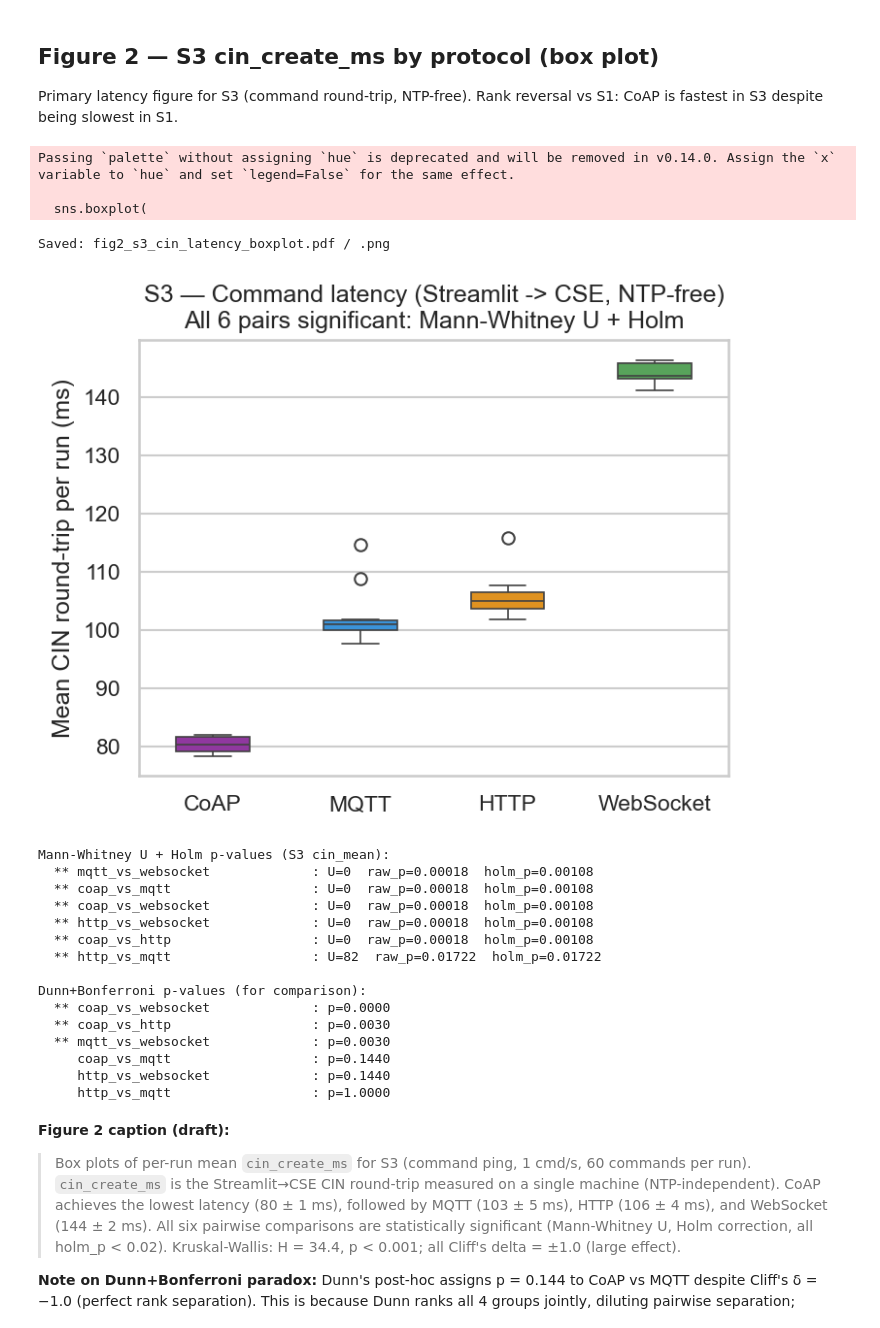
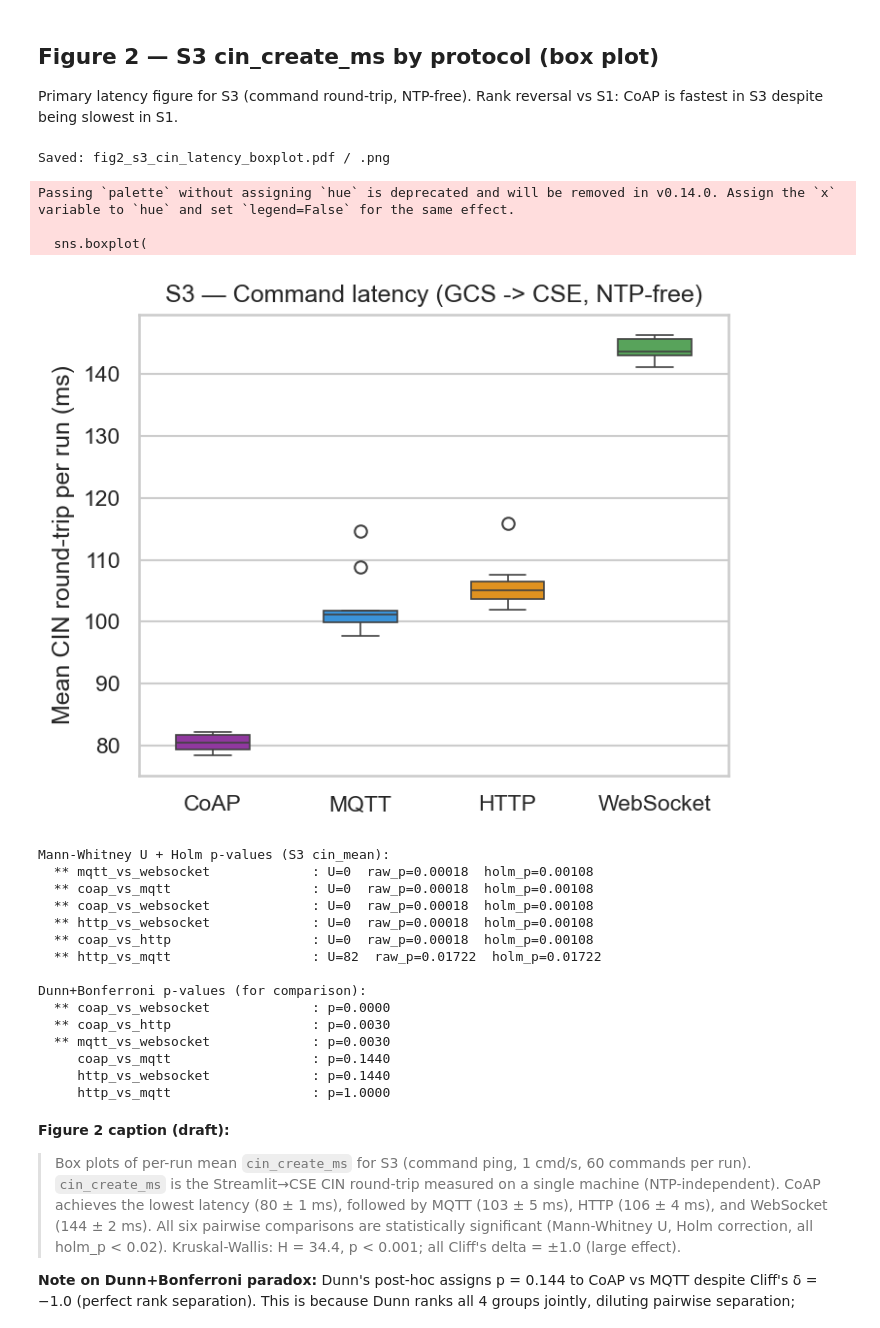
Before and after one commit to j-parreira/OneM2M-UxV-Project, a Jupyter notebook: src/analysis/notebooks/02_paper_figures.ipynb, the cells around one changed output. Saved outputs shown, nothing was run; the diff lists cells and outputs as text; code cells hidden in the pictures.

```diff
--- a/src/analysis/notebooks/02_paper_figures.ipynb
+++ b/src/analysis/notebooks/02_paper_figures.ipynb
@@ -62,8 +63,8 @@ PROTO_LABELS = {
 }
 # S3 cin_mean ascending order (CoAP best, WS worst)
 S3_ORDER = ['coap', 'mqtt', 'http', 'websocket']
-# S1 lat_mean ascending order (WS best, CoAP worst)
-S1_ORDER = ['websocket', 'mqtt', 'http', 'coap']
+# S1 lat_corr_mean ascending order (MQTT best, HTTP worst)
+S1_ORDER = ['mqtt', 'coap', 'websocket', 'http']
 
 # Publication style
 plt.rcParams.update({
@@ -173,39 +174,39 @@ fig, ax = plt.subplots(figsize=(5, 4))
 sns.boxplot(
     data=s3,
     x='protocol', y='cin_mean',
     palette=PROTO_COLORS,
     ax=ax, width=0.5, linewidth=0.8,
     order=S3_ORDER,
 )
 ax.set_xticklabels([PROTO_LABELS[p] for p in S3_ORDER])
 ax.set_xlabel('')
 ax.set_ylabel('Mean CIN round-trip per run (ms)')
-ax.set_title('S3 — Command latency (Streamlit -> CSE, NTP-free)\nAll 6 pairs significant: Mann-Whitney U + Holm')
+ax.set_title('S3 — Command latency (GCS -> CSE, NTP-free)')
 plt.tight_layout()
 save_fig('fig2_s3_cin_latency_boxplot')
 plt.show()
 
 # Print Mann-Whitney+Holm results for S3 cin_mean
 s3_cin_test = next(
     (r for r in stat_tests if r.get('group') == 'S3' and r.get('metric') == 'cin_mean'), {}
 )
 mw_holm = s3_cin_test.get('mann_whitney_holm', {})
 print('Mann-Whitney U + Holm p-values (S3 cin_mean):')
 for pair, v in sorted(mw_holm.items(), key=lambda x: x[1]['holm_p']):
     sig = '**' if v['significant'] else '  '
     print(f'  {sig} {pair:30s}: U={v["U"]:.0f}  raw_p={v["raw_p"]:.5f}  holm_p={v["holm_p"]:.5f}')
 
 print('\nDunn+Bonferroni p-values (for comparison):')
 dunn = s3_cin_test.get('dunn_pvalues', {})
 for pair, p in sorted(dunn.items(), key=lambda x: x[1]):
     sig = '**' if p < 0.05 else '  '
     print(f'  {sig} {pair:30s}: p={p:.4f}')
 # %% [output]
-Passing `palette` without assigning `hue` is deprecated and will be removed in v0.14.0. Assign the `x` variable to `hue` and set `legend=False` for the same effect.
-
-  sns.boxplot(
+Saved: fig2_s3_cin_latency_boxplot.pdf / .png
-Saved: fig2_s3_cin_latency_boxplot.pdf / .png
+Passing `palette` without assigning `hue` is deprecated and will be removed in v0.14.0. Assign the `x` variable to `hue` and set `legend=False` for the same effect.
+
+  sns.boxplot(
-[figure, old version]
+[figure, new version]
 Mann-Whitney U + Holm p-values (S3 cin_mean):
   ** mqtt_vs_websocket             : U=0  raw_p=0.00018  holm_p=0.00108
   ** coap_vs_mqtt                  : U=0  raw_p=0.00018  holm_p=0.00108
```
Also changed, not shown: parts of 9 cells of this notebook, 18 other files.
